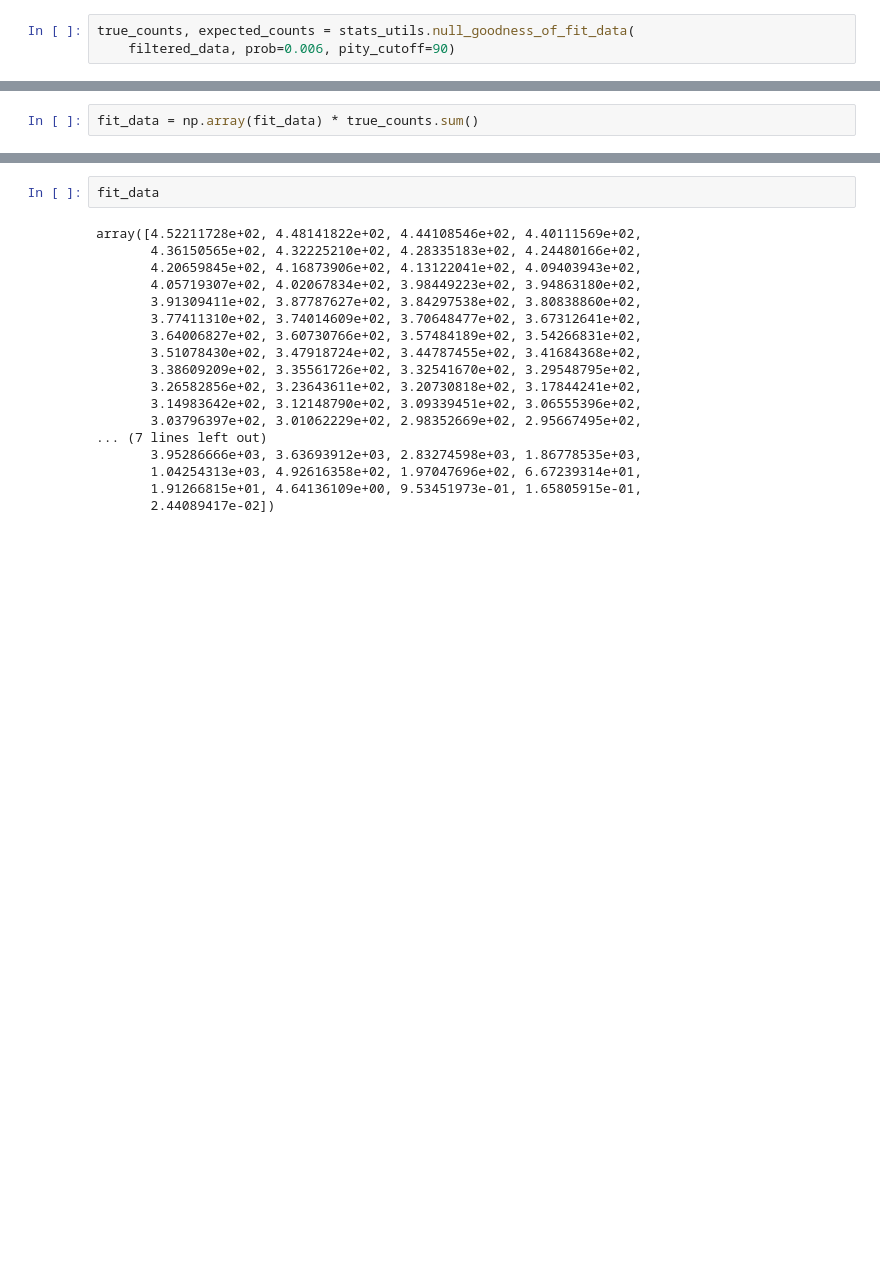
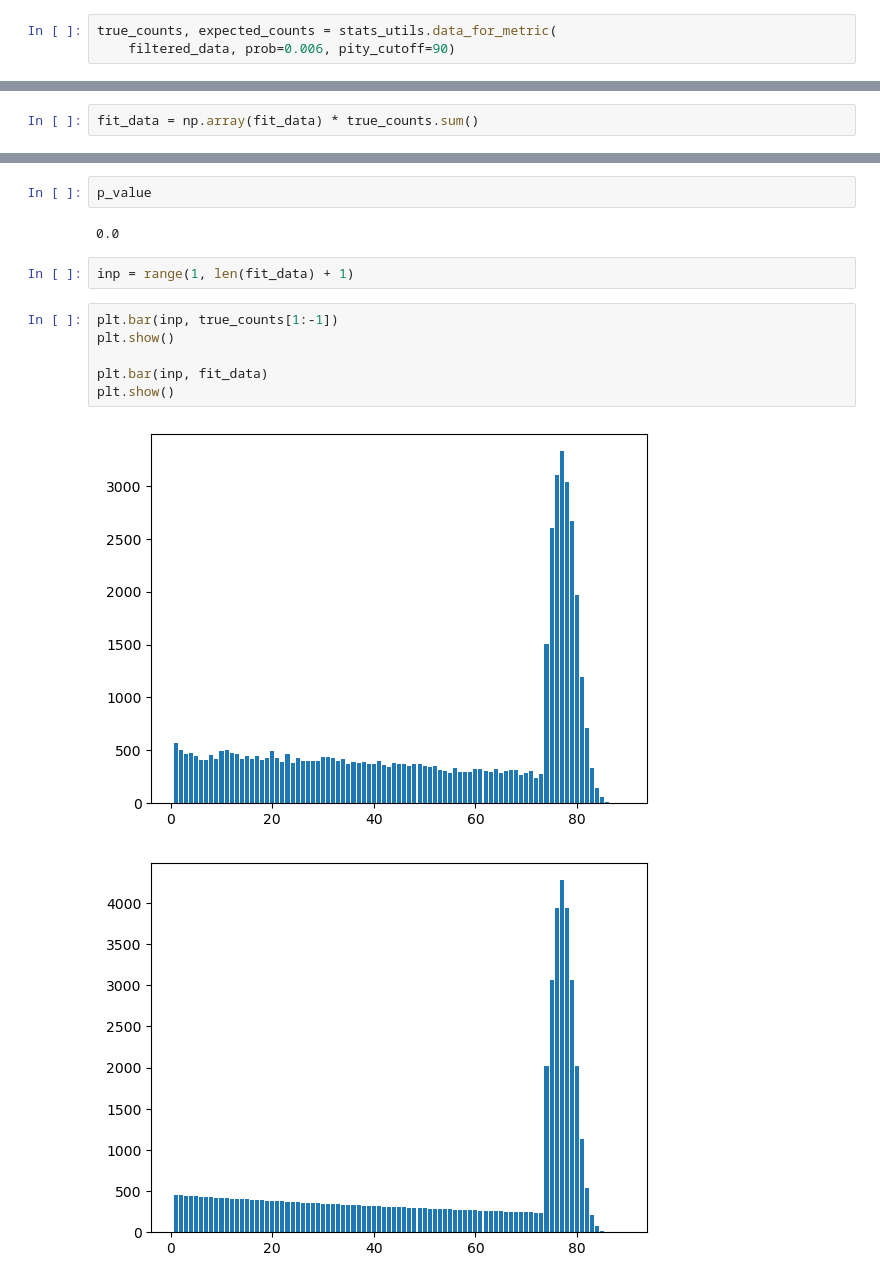
Before and after one commit to mschoenb97/cdsc_hackathon_2023, a Jupyter notebook: metric_examples.ipynb, the cells around one changed output, grey strips where cells are left out. Drawn from its saved outputs; the diff is of its cells as text; blank space fills up the shorter version.

Commit message:
Update metrics

```diff
--- a/GOF_Examples.ipynb
+++ b/metric_examples.ipynb
@@ -15,7 +15,7 @@ pulls = special_data_reader.read_data(f'Data/Raw/pulls.csv')
 filtered_data = pulls[(pulls['grouped'] == 'f') & (pulls['rarity'] == 5) & (pulls['guaranteed'] == 'f')
                     & (pulls['bannerId'] > 200000) & (pulls['bannerId'] < 300000)]
 # %%
-true_counts, expected_counts = stats_utils.null_goodness_of_fit_data(
+true_counts, expected_counts = stats_utils.data_for_metric(
     filtered_data, prob=0.006, pity_cutoff=90)
 # %%
 true_counts = true_counts[:-1]
@@ -64,20 +64,15 @@ ValueError: For each axis slice, the sum of the observed frequencies must agree
 # %%
-fit_data
+p_value
 # %% [output]
-array([4.52211728e+02, 4.48141822e+02, 4.44108546e+02, 4.40111569e+02,
-       4.36150565e+02, 4.32225210e+02, 4.28335183e+02, 4.24480166e+02,
-       4.20659845e+02, 4.16873906e+02, 4.13122041e+02, 4.09403943e+02,
-       4.05719307e+02, 4.02067834e+02, 3.98449223e+02, 3.94863180e+02,
-       3.91309411e+02, 3.87787627e+02, 3.84297538e+02, 3.80838860e+02,
-       3.77411310e+02, 3.74014609e+02, 3.70648477e+02, 3.67312641e+02,
-       3.64006827e+02, 3.60730766e+02, 3.57484189e+02, 3.54266831e+02,
-       3.51078430e+02, 3.47918724e+02, 3.44787455e+02, 3.41684368e+02,
-       3.38609209e+02, 3.35561726e+02, 3.32541670e+02, 3.29548795e+02,
-       3.26582856e+02, 3.23643611e+02, 3.20730818e+02, 3.17844241e+02,
-       3.14983642e+02, 3.12148790e+02, 3.09339451e+02, 3.06555396e+02,
-       3.03796397e+02, 3.01062229e+02, 2.98352669e+02, 2.95667495e+02,
-... (7 lines left out)
-       3.95286666e+03, 3.63693912e+03, 2.83274598e+03, 1.86778535e+03,
-       1.04254313e+03, 4.92616358e+02, 1.97047696e+02, 6.67239314e+01,
-       1.91266815e+01, 4.64136109e+00, 9.53451973e-01, 1.65805915e-01,
-       2.44089417e-02])
+0.0
+# %%
+inp = range(1, len(fit_data) + 1)
+# %%
+plt.bar(inp, true_counts[1:-1])
+plt.show()
+
+plt.bar(inp, fit_data)
+plt.show()
+# %% [output]
+[figure, added]
+[figure, added]
```
Also changed, not shown: parts of 3 cells of this notebook, 1 other file.
